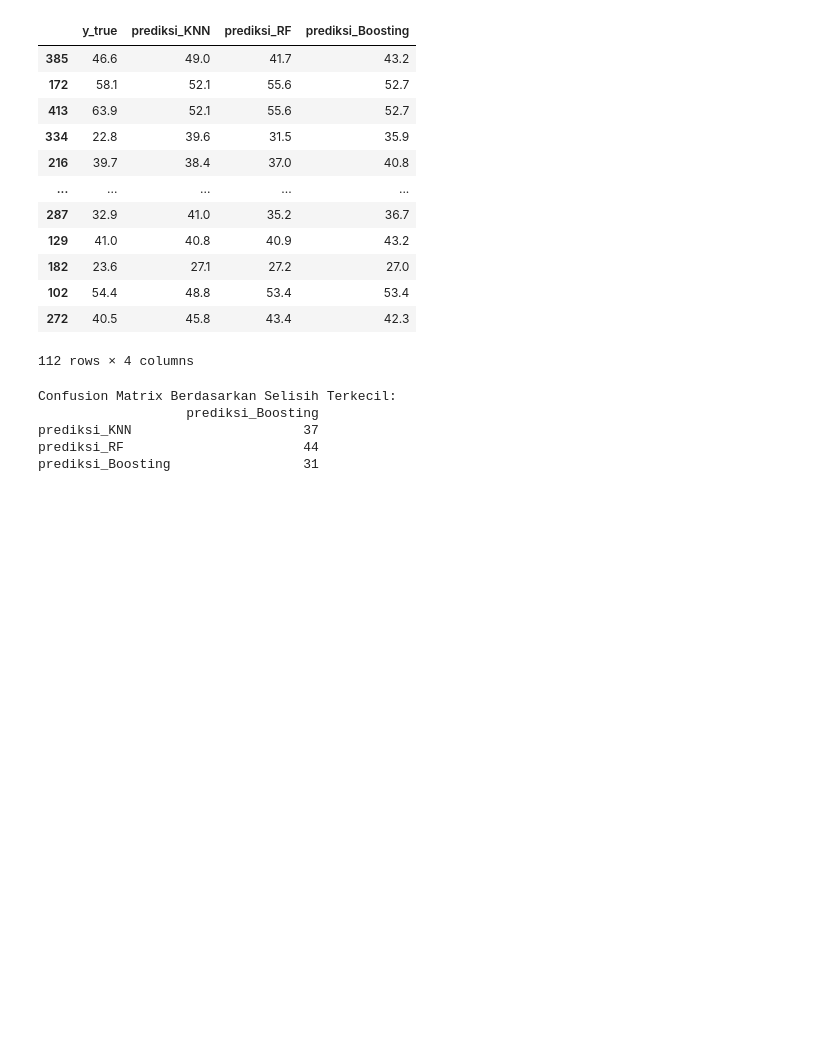
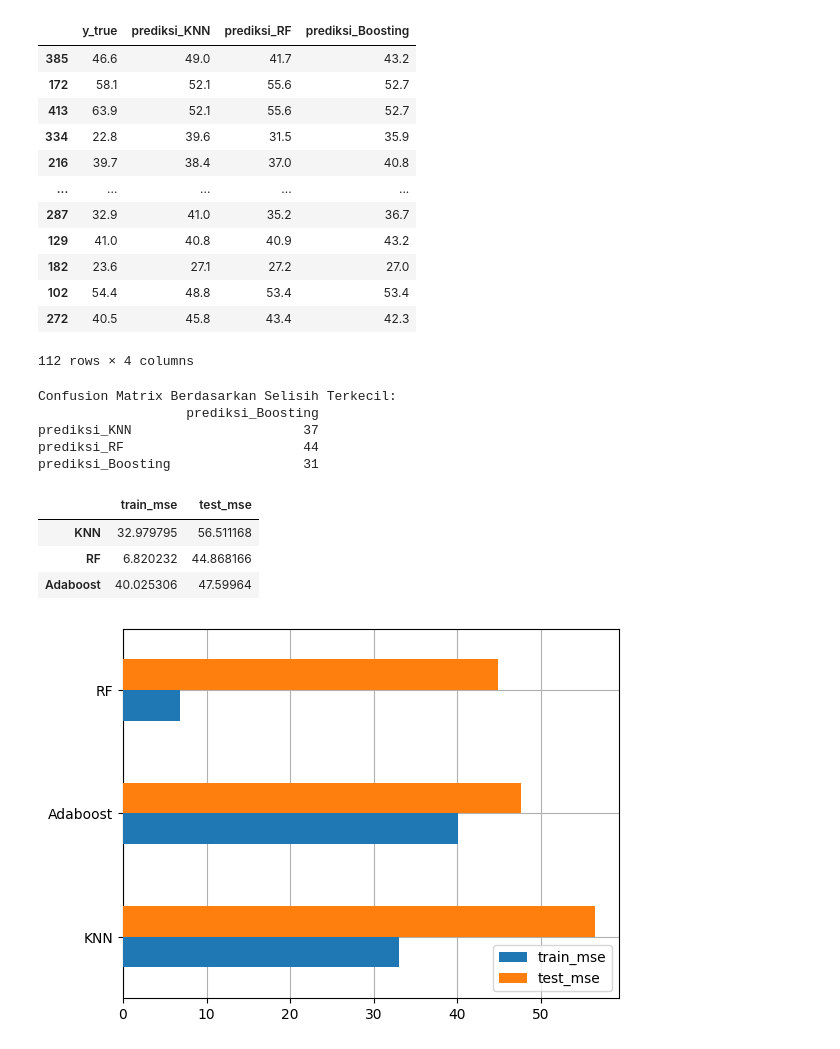
Before and after one commit to akbariffianto/ml-terapan-submission, a Jupyter notebook: Submission1_ML Terapan/Real_Estate_Valuation.ipynb, the cells around one changed output. Cells and saved outputs as stored; diff of their text form; code cells hidden in the pictures; blank space fills up the shorter version.

```diff
--- a/Submission1_ML Terapan/Real_Estate_Valuation.ipynb
+++ b/Submission1_ML Terapan/Real_Estate_Valuation.ipynb
@@ -596,0 +532,54 @@ prediksi_Boosting                 31
+# %%
+from sklearn.model_selection import GridSearchCV
+
+param_grid_knn = {
+    'n_neighbors': [3, 5, 7, 9, 11, 13, 15]
+}
+
+knn = KNeighborsRegressor()
+
+grid_search_knn = GridSearchCV(knn, param_grid_knn, cv=5, scoring='neg_mean_squared_error', n_jobs=-1)
+grid_search_knn.fit(X_train, y_train)
+
+gridtuning.loc['KNN', 'train_mse'] = mean_squared_error(y_pred=grid_search_knn.predict(X_train), y_true=y_train)
+gridtuning.loc['KNN', 'test_mse'] = mean_squared_error(y_pred=grid_search_knn.predict(X_test), y_true=y_test)
+# %%
+param_grid_rf = {
+    'n_estimators': [10, 50, 100, 200],
+    'max_depth': [None, 10, 20, 30],
+    'min_samples_split': [2, 5, 10]
+}
+
+rf = RandomForestRegressor(random_state=35, n_jobs=-1)
+
+grid_search_rf = GridSearchCV(rf, param_grid_rf, cv=5, scoring='neg_mean_squared_error', n_jobs=-1)
+grid_search_rf.fit(X_train, y_train)
+
+gridtuning.loc['RF', 'train_mse'] = mean_squared_error(y_pred=grid_search_rf.predict(X_train), y_true=y_train)
+gridtuning.loc['RF', 'test_mse'] = mean_squared_error(y_pred=grid_search_rf.predict(X_test), y_true=y_test)
+# %%
+param_grid_ada = {
+    'n_estimators': [50, 100, 200, 300],
+    'learning_rate': [0.01, 0.1, 1.0]
+}
+
+ada = AdaBoostRegressor(random_state=42)
+
+grid_search_ada = GridSearchCV(ada, param_grid_ada, cv=5, scoring='neg_mean_squared_error', n_jobs=-1)
+grid_search_ada.fit(X_train, y_train)
+
+gridtuning.loc['Adaboost', 'train_mse'] = mean_squared_error(y_pred=grid_search_ada.predict(X_train), y_true=y_train)
+gridtuning.loc['Adaboost', 'test_mse'] = mean_squared_error(y_pred=grid_search_ada.predict(X_test), y_true=y_test)
+# %%
+gridtuning
+# %% [output]
+|  | train_mse | test_mse |
+| KNN | 32.979795 | 56.511168 |
+| RF | 6.820232 | 44.868166 |
+| Adaboost | 40.025306 | 47.59964 |
+# %%
+fig, ax = plt.subplots()
+gridtuning.sort_values(by='test_mse', ascending=False).plot(kind='barh', ax=ax, zorder=3)
+ax.grid(zorder=0)
+# %% [output]
+[figure, added]
```
Also changed, not shown: parts of 35 cells of this notebook, 4 other files.
